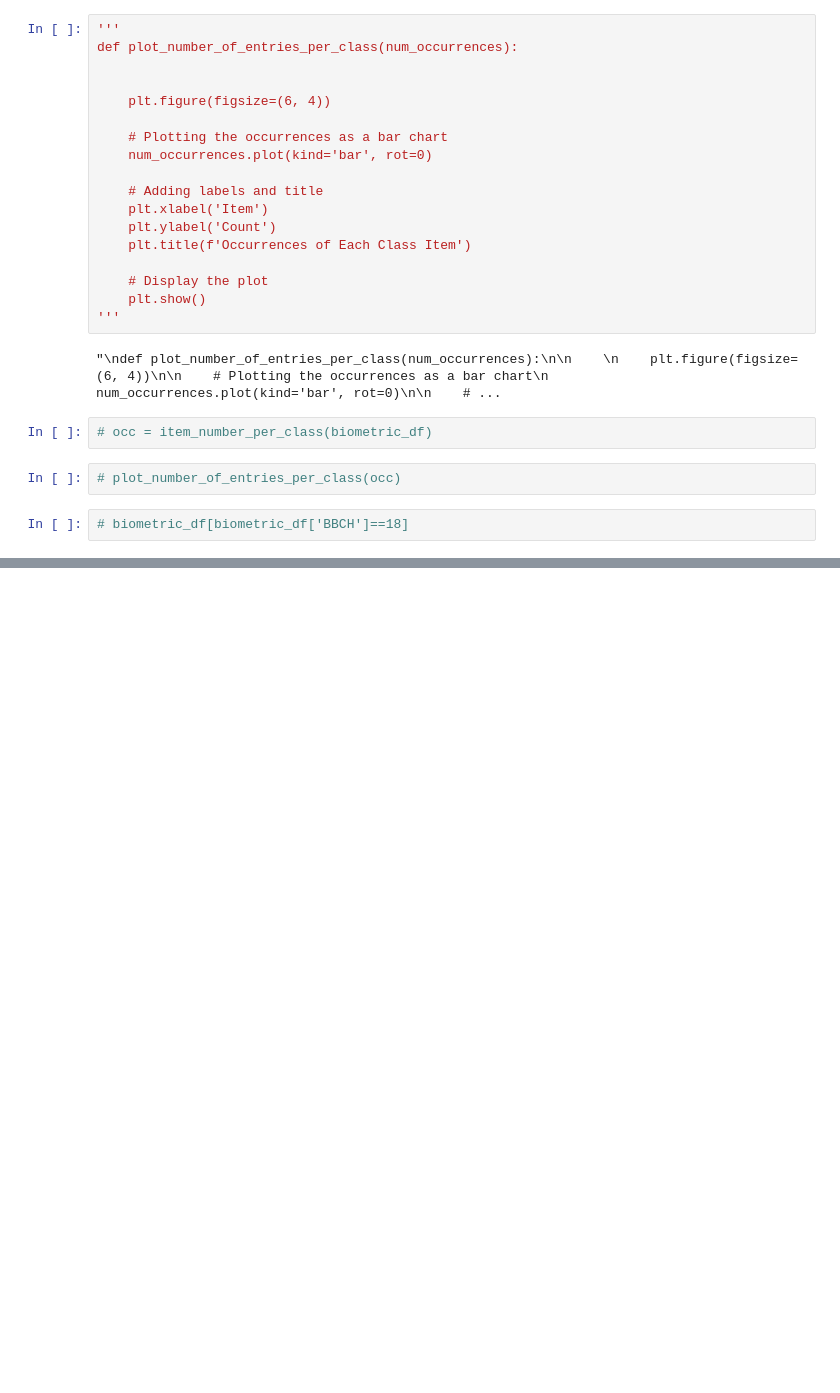
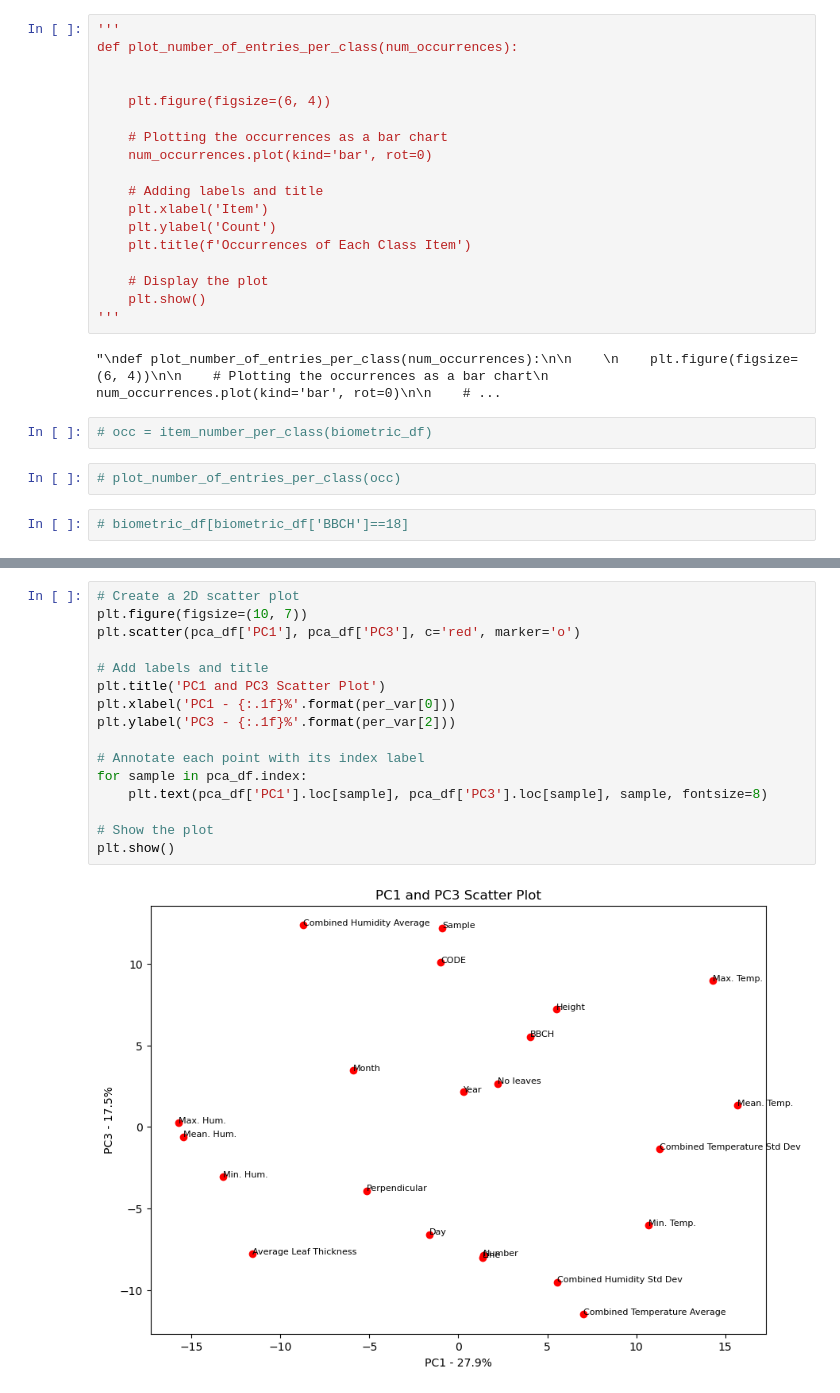
Before and after one commit to rodribro/TimeSeries, a Jupyter notebook: notebooks/eda.ipynb, the cells around one changed output, grey strips where cells are left out. Saved outputs shown, nothing was run; the diff lists cells and outputs as text; blank space fills up the shorter version.

```diff
--- a/notebooks/eda.ipynb
+++ b/notebooks/eda.ipynb
@@ -352,0 +546,18 @@ biometric_df.to_csv("../data/enc_biometric_data.csv")
+# %%
+# Create a 2D scatter plot
+plt.figure(figsize=(10, 7))
+plt.scatter(pca_df['PC1'], pca_df['PC3'], c='red', marker='o')
+
+# Add labels and title
+plt.title('PC1 and PC3 Scatter Plot')
+plt.xlabel('PC1 - {:.1f}%'.format(per_var[0]))
+plt.ylabel('PC3 - {:.1f}%'.format(per_var[2]))
+
+# Annotate each point with its index label
+for sample in pca_df.index:
+    plt.text(pca_df['PC1'].loc[sample], pca_df['PC3'].loc[sample], sample, fontsize=8)
+
+# Show the plot
+plt.show()
+# %% [output]
+[figure, added]
```
Also changed, not shown: parts of 34 cells of this notebook.
